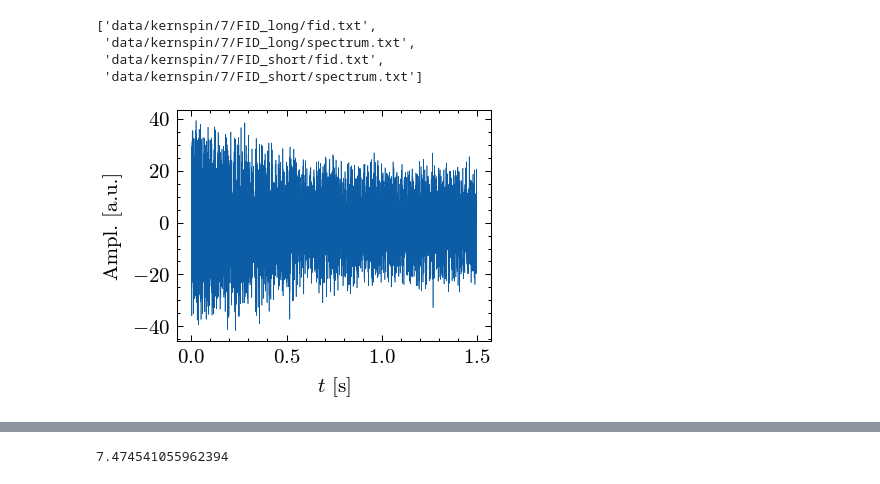
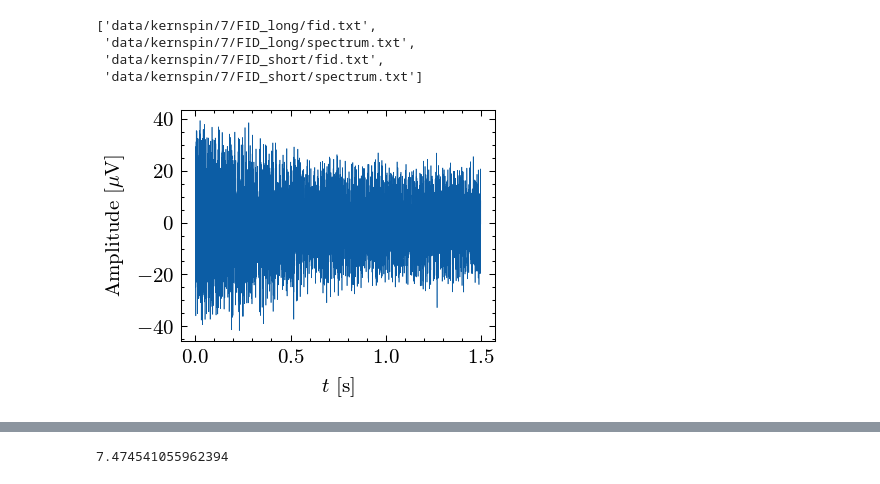
Before and after one commit to emhl/FP2, a Jupyter notebook: kernspin.ipynb, the cells around one changed output, grey strips where cells are left out. Drawn from its saved outputs; the diff is of its cells as text; code cells hidden in the pictures.

```diff
--- a/kernspin.ipynb
+++ b/kernspin.ipynb
@@ -303,13 +322,13 @@ files7
 # %%
 # fig, ax = plt.subplots(2,1,figsize=(4,3), sharex=True, sharey=True, gridspec_kw={'hspace': 0.05})
 # short
 plt.figure(figsize=(2.7,2))
 d= dat7[2]
 plt.plot(d[0], d[1],lw=0.3)
 # ax[i].set_xlim(0,4000)
-plt.ylabel('Ampl. [a.u.]')
+plt.ylabel('Amplitude [$\mu$V]')
 
 plt.xlabel('$t$ [s]')
 plt.savefig(outdir+'7-fid-short.pdf')
 # %% [output]
-[figure, old version]
+[figure, new version]
```
Also changed, not shown: parts of 8 cells of this notebook.
